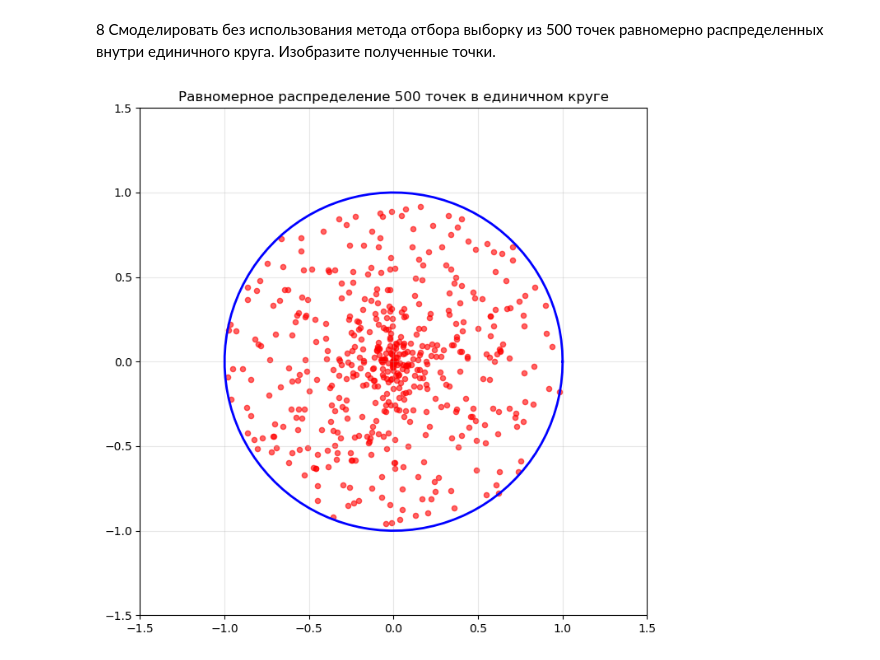
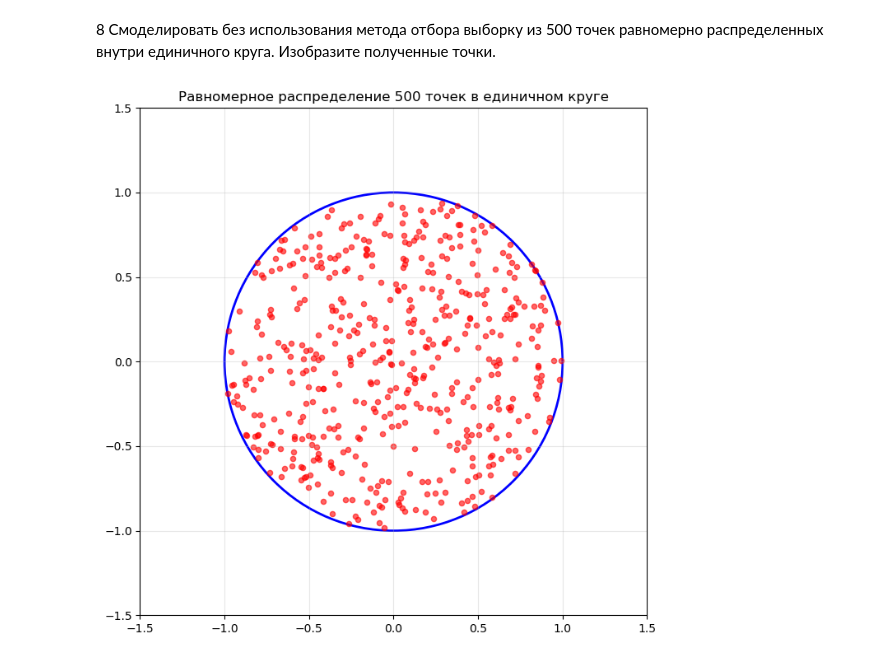
Before and after one commit to IlinKB/Home_task, a Jupyter notebook: hometask5.ipynb, the cells around one changed output. Drawn from its saved outputs; the diff is of its cells as text; code cells hidden in the pictures.

```diff
--- a/hometask5.ipynb
+++ b/hometask5.ipynb
@@ -143,31 +143,26 @@ plt.show()
 # %%
 import numpy as np
 import matplotlib.pyplot as plt
-from matplotlib.patches import Polygon
 
-A, B, C = np.array([1, 2]), np.array([2, 6]), np.array([8, 1])
+def sample_uniform_circle(n):
+    r = np.sqrt(np.random.random(n))
+    theta = np.random.uniform(0, 2*np.pi, n)
+    x = r * np.cos(theta)
+    y = r * np.sin(theta)
+    return x, y
 
-def sample_triangle_simple(A, B, n):
-    r = np.random.random(n)
-    theta = np.random.uniform(0, 2 * np.pi, n)
-
-
-    A = r * np.cos(theta)
-    B = r * np.sin(theta)
-
-    return A, B
-
-A, B = sample_triangle_simple(A, B, 500)
+n = 500
+x, y = sample_uniform_circle(n)
 
 plt.figure(figsize=(8, 8))
-t = np.linspace(0, 2 * np.pi, 100)
-plt.plot(np.cos(t), np.sin(t), 'b-', linewidth=2)
-plt.scatter(A, B, alpha=0.6, color='red', s=20)
+circle = plt.Circle((0, 0), 1, color='b', fill=False, linewidth=2)
+plt.gca().add_patch(circle)
+plt.scatter(x, y, alpha=0.6, color='red', s=20)
 plt.xlim(-1.5, 1.5)
 plt.ylim(-1.5, 1.5)
 plt.gca().set_aspect('equal')
-plt.title(f'Равномерное распределение 500 точек в единичном круге')
+plt.title('Равномерное распределение 500 точек в единичном круге')
 plt.grid(True, alpha=0.3)
 plt.show()
 # %% [output]
-[figure, old version]
+[figure, new version]
```
Also changed, not shown: parts of 2 cells of this notebook.
